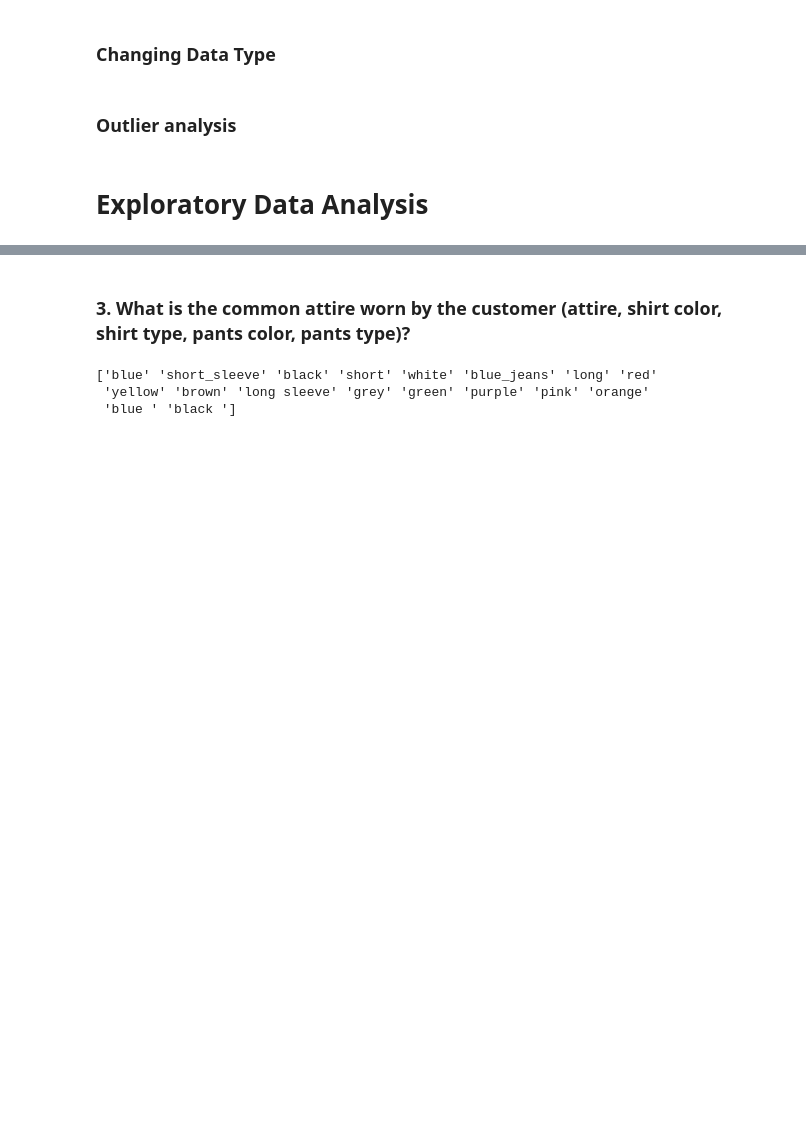
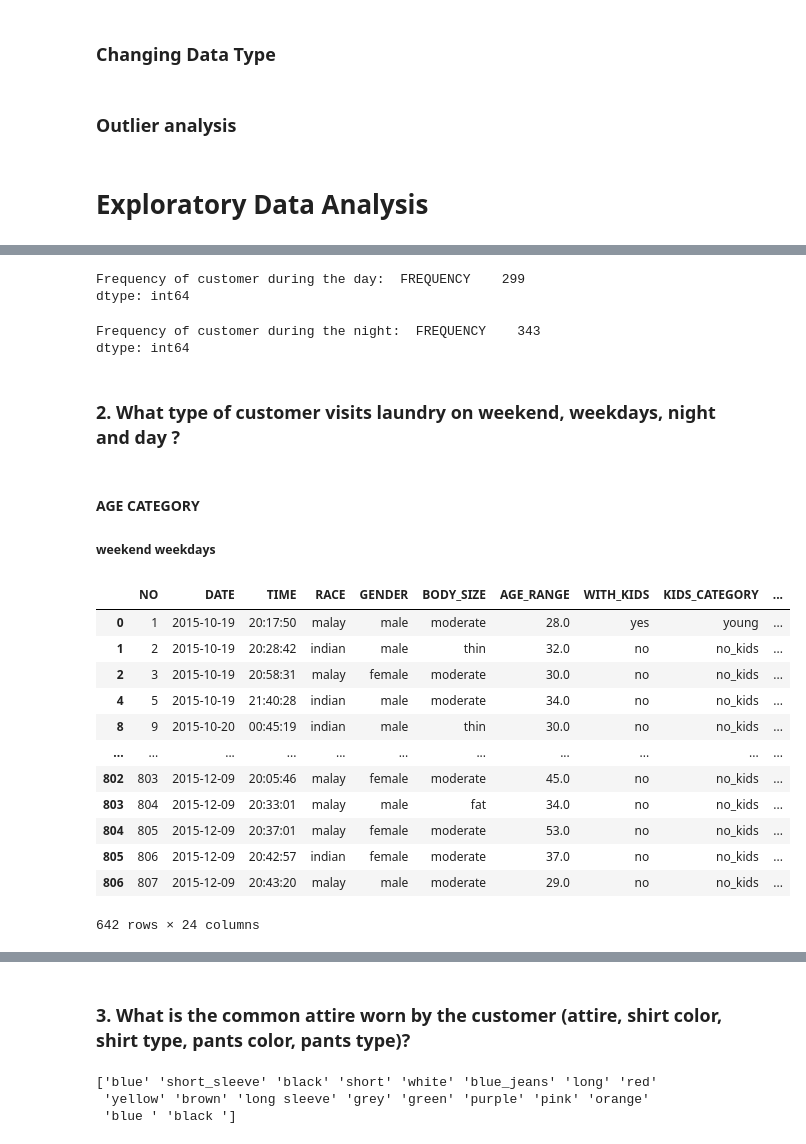
Before and after one commit to mzamfirdaus/dataminingproject, a Jupyter notebook: datapreprocessing.ipynb, the cells around one changed output, grey strips where cells are left out. Cells and saved outputs as stored; diff of their text form; code cells hidden in the pictures; blank space fills up the shorter version.

```diff
--- a/datapreprocessing.ipynb
+++ b/datapreprocessing.ipynb
@@ -448,0 +321,12 @@ fig.show()
+# %%
+print('Frequency of customer during the day: ', bb[bb['PART_OF_DAY']=='Day'].sum())
+# %% [output]
+Frequency of customer during the day:  FREQUENCY    299
+dtype: int64
+# %%
+print('Frequency of customer during the night: ', bb[bb['PART_OF_DAY']=='Night'].sum())
+# %% [output]
+Frequency of customer during the night:  FREQUENCY    343
+dtype: int64
+# %% [markdown]
+### 2. What type of customer visits laundry on weekend, weekdays, night and day ?
@@ -448,0 +335,26 @@ fig.show()
+# %% [markdown]
+#### AGE CATEGORY
+##### weekend weekdays
+# %%
+ld2 = laundry.copy()
+#ld2['weekend'] = ld2['PART_OF_WEEK'].isin(['Saturday', 'Sunday'])
+
+mappingtoWW = {'Monday': 'Weekdays','Tuesday': 'Weekdays','Wednesday': 'Weekdays','Thursday': 'Weekdays','Friday': 'Weekdays','Saturday': 'Weekend','Sunday': 'Weekend'}
+
+ld2['WW'] = laundry['PART_OF_WEEK'].map(mappingtoWW)
+ld2['WW'].head()
+ld2
+# %% [output]
+|  | NO | DATE | TIME | RACE | GENDER | BODY_SIZE | AGE_RANGE | WITH_KIDS | KIDS_CATEGORY | ... |
+| 0 | 1 | 2015-10-19 | 20:17:50 | malay | male | moderate | 28.0 | yes | young | ... |
+| 1 | 2 | 2015-10-19 | 20:28:42 | indian | male | thin | 32.0 | no | no_kids | ... |
+| 2 | 3 | 2015-10-19 | 20:58:31 | malay | female | moderate | 30.0 | no | no_kids | ... |
+| 4 | 5 | 2015-10-19 | 21:40:28 | indian | male | moderate | 34.0 | no | no_kids | ... |
+| 8 | 9 | 2015-10-20 | 00:45:19 | indian | male | thin | 30.0 | no | no_kids | ... |
+| ... | ... | ... | ... | ... | ... | ... | ... | ... | ... | ... |
+| 802 | 803 | 2015-12-09 | 20:05:46 | malay | female | moderate | 45.0 | no | no_kids | ... |
+| 803 | 804 | 2015-12-09 | 20:33:01 | malay | male | fat | 34.0 | no | no_kids | ... |
+| 804 | 805 | 2015-12-09 | 20:37:01 | malay | female | moderate | 53.0 | no | no_kids | ... |
+| 805 | 806 | 2015-12-09 | 20:42:57 | indian | female | moderate | 37.0 | no | no_kids | ... |
+| 806 | 807 | 2015-12-09 | 20:43:20 | malay | male | moderate | 29.0 | no | no_kids | ... |
+642 rows × 24 columns
```
Also changed, not shown: parts of 74 cells of this notebook.
